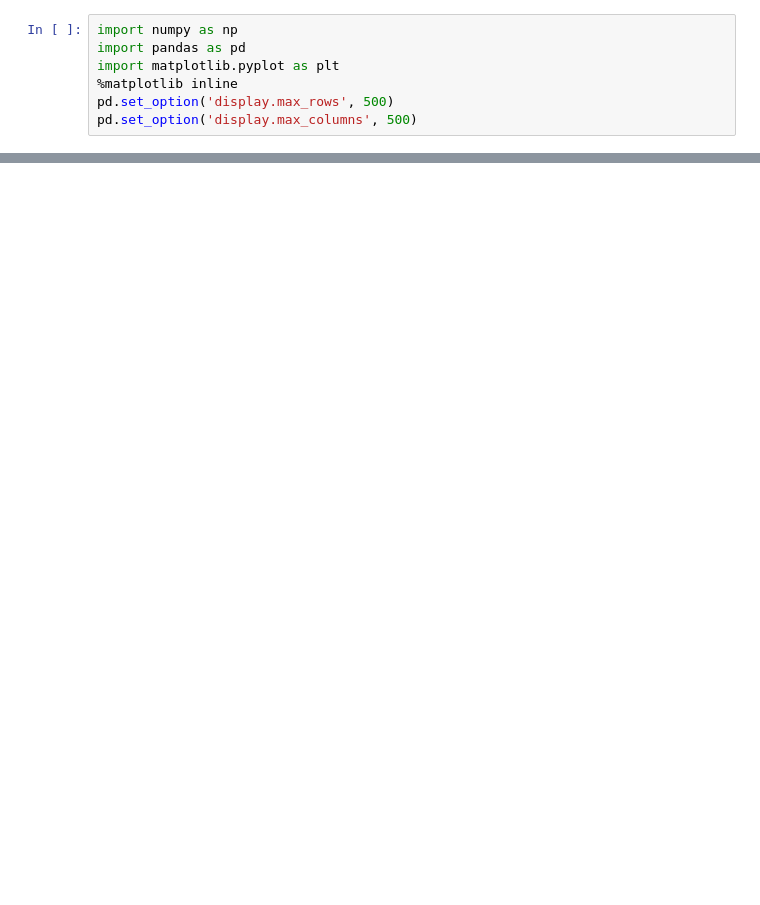
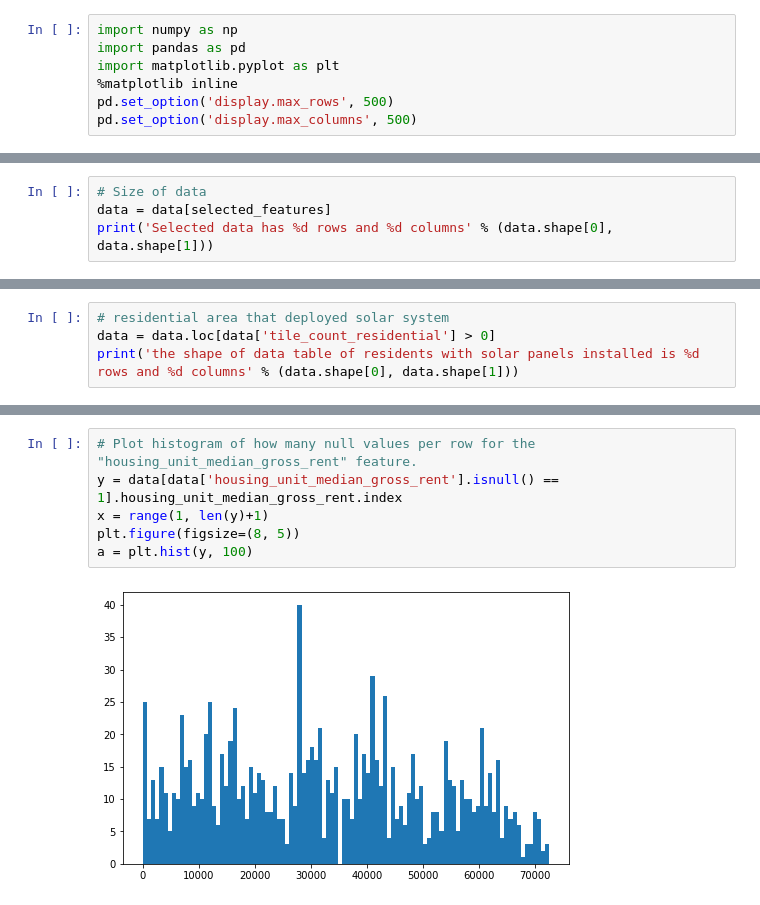
Before and after one commit to zs19930830/CMPE255, a Jupyter notebook: src/DeepSolarAnalysis.ipynb, the cells around one changed output, grey strips where cells are left out. Saved outputs shown, nothing was run; the diff lists cells and outputs as text; blank space fills up the shorter version.

Commit message:
data cleaning

```diff
--- a/src/DeepSolarAnalysis.ipynb
+++ b/src/DeepSolarAnalysis.ipynb
@@ -23,0 +81,4 @@ Histogram of Solar Panel Counts
+# %%
+# Size of data
+data = data[selected_features]
+print('Selected data has %d rows and %d columns' % (data.shape[0], data.shape[1]))
@@ -23,0 +107,4 @@ Histogram of Solar Panel Counts
+# %%
+# residential area that deployed solar system
+data = data.loc[data['tile_count_residential'] > 0]
+print('the shape of data table of residents with solar panels installed is %d rows and %d columns' % (data.shape[0], data.shape[1]))
@@ -23,0 +144,8 @@ Histogram of Solar Panel Counts
+# %%
+# Plot histogram of how many null values per row for the "housing_unit_median_gross_rent" feature.
+y = data[data['housing_unit_median_gross_rent'].isnull() == 1].housing_unit_median_gross_rent.index
+x = range(1, len(y)+1)
+plt.figure(figsize=(8, 5))
+a = plt.hist(y, 100)
+# %% [output]
+[figure, added]
```
Also changed, not shown: parts of 10 cells of this notebook.
